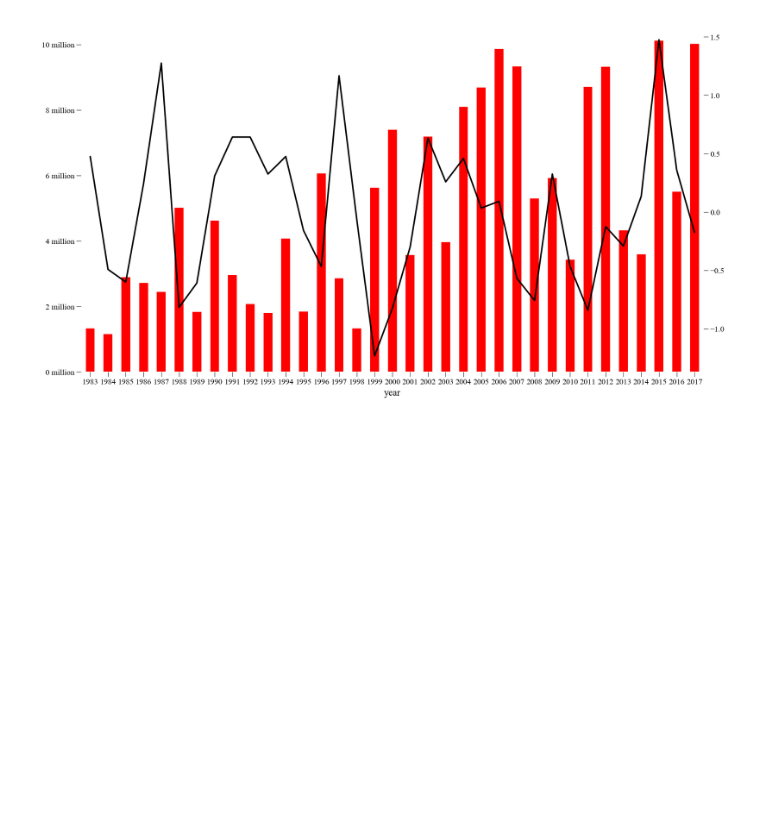
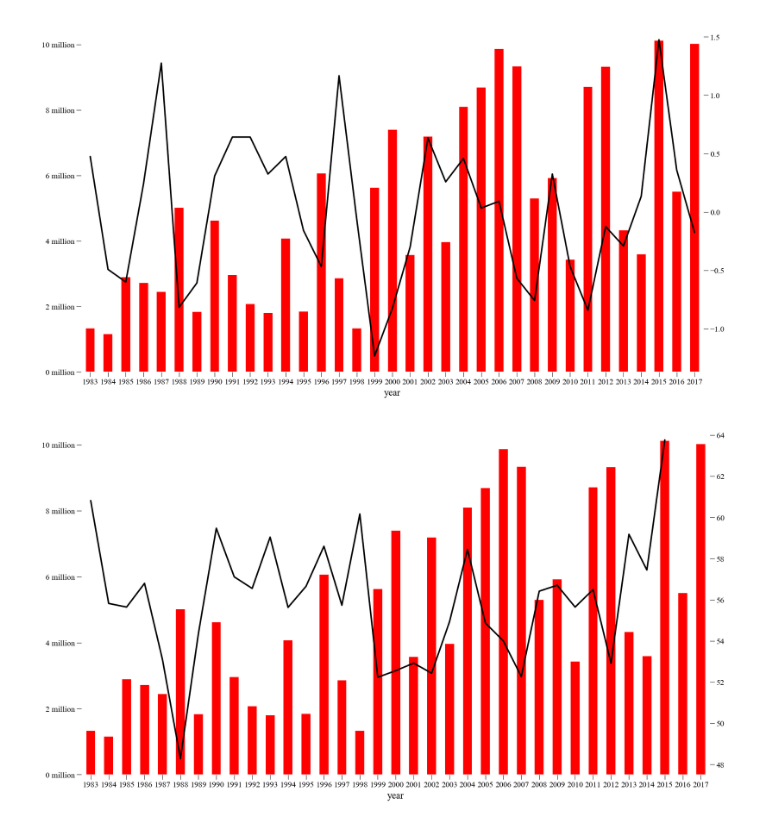
Before and after one commit to jessimckenzi/data-studio, a Jupyter notebook: 02-fires/Wildfires.ipynb, the cells around one changed output. Saved outputs shown, nothing was run; the diff lists cells and outputs as text; code cells hidden in the pictures; blank space fills up the shorter version.

Commit message:
final fire update

```diff
--- a/02-fires/Wildfires.ipynb
+++ b/02-fires/Wildfires.ipynb
@@ -272,3 +272,34 @@ plt.show()
 plt.close()
 # %% [output]
 [figure]
+# %%
+rainfall = pd.read_csv("annual_rainfall.csv")
+# %%
+plt.rcParams.update({
+    'axes.formatter.limits': [-20, 20]
+})
+
+from matplotlib.ticker import FuncFormatter
+
+# STEP ONE: Build a function
+# it should take value and pos
+def with_words(value, pos):
+    millions = int(value / 1000000)
+    return "{} million".format(millions)
+
+# STEP TWO: Use FuncFormatter with that function???
+formatter = FuncFormatter(with_words)
+
+fig0, ax0 = plt.subplots()
+ax1 = ax0.twinx()
+
+df.sort_values(by=['year']).tail(35).plot(x='year', y='acres', kind='bar', figsize=(25,12), legend=None, color='red', rot=0, ax=ax0)
+rainfall.plot(y='pr',figsize=(20,12),legend=False, secondary_y=True, ax=ax1, color='black')
+
+ax0.yaxis.set_major_formatter(formatter)
+
+plt.savefig("fire-02.pdf")
+plt.show()
+plt.close()
+# %% [output]
+[figure, added]
```
Also changed, not shown: parts of 9 cells of this notebook, 12 other files.
